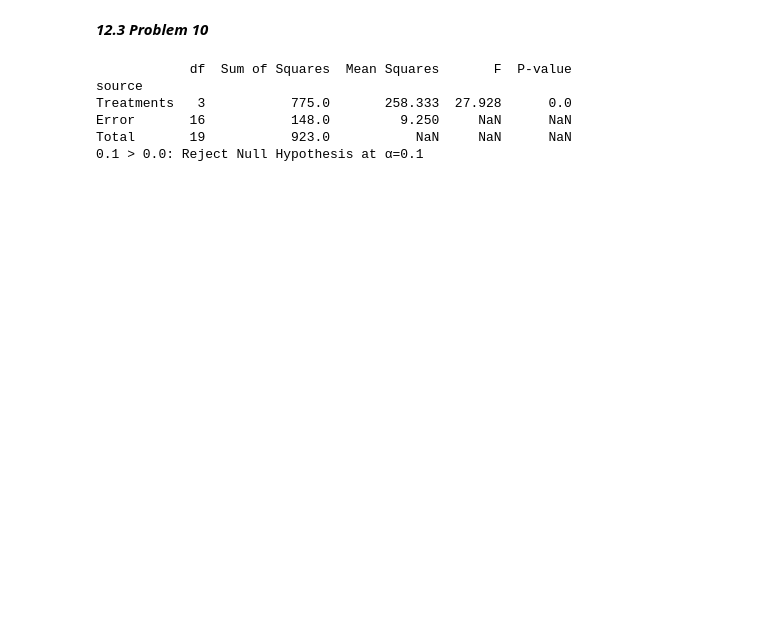
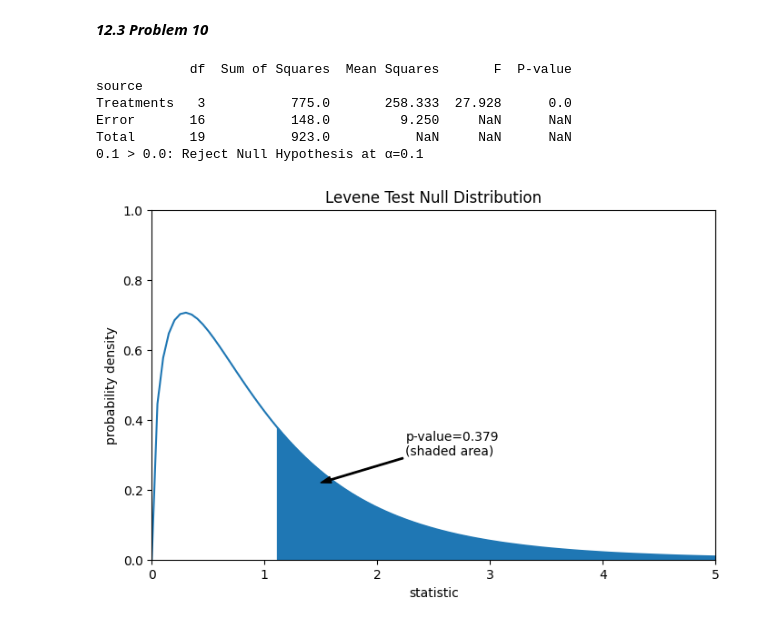
Before and after one commit to KirtlandRoss/BUS-286, a Jupyter notebook: week7/homework6.ipynb, the cells around one changed output. Saved outputs shown, nothing was run; the diff lists cells and outputs as text; code cells hidden in the pictures; blank space fills up the shorter version.

```diff
--- a/week7/homework6.ipynb
+++ b/week7/homework6.ipynb
@@ -116,19 +148,21 @@ df.size
 # %% [markdown]
 ***12.3 Problem 10***
 # %%
-df = pd.DataFrame({
+df12310 = pd.DataFrame({
     'minivanA': [150,152,151,149,153],
     'minivanB': [153,150,156,151,155],
     'minivanC' : [155,150,157,158,155],
     'minivanD': [167,164,169,162,173]
 })
 
-print(generateANOVAFrame(df))
-print(makeDetermination(df, 0.10)[1])
+print(generateANOVAFrame(df12310))
+print(makeDetermination(df12310,0.10))
+plotLevene(df12310)
 # %% [output]
             df  Sum of Squares  Mean Squares       F  P-value
 source
 Treatments   3           775.0       258.333  27.928      0.0
 Error       16           148.0         9.250     NaN      NaN
 Total       19           923.0           NaN     NaN      NaN
 0.1 > 0.0: Reject Null Hypothesis at α=0.1
+[figure, added]
```
Also changed, not shown: parts of 12 cells of this notebook, 6 other files.
